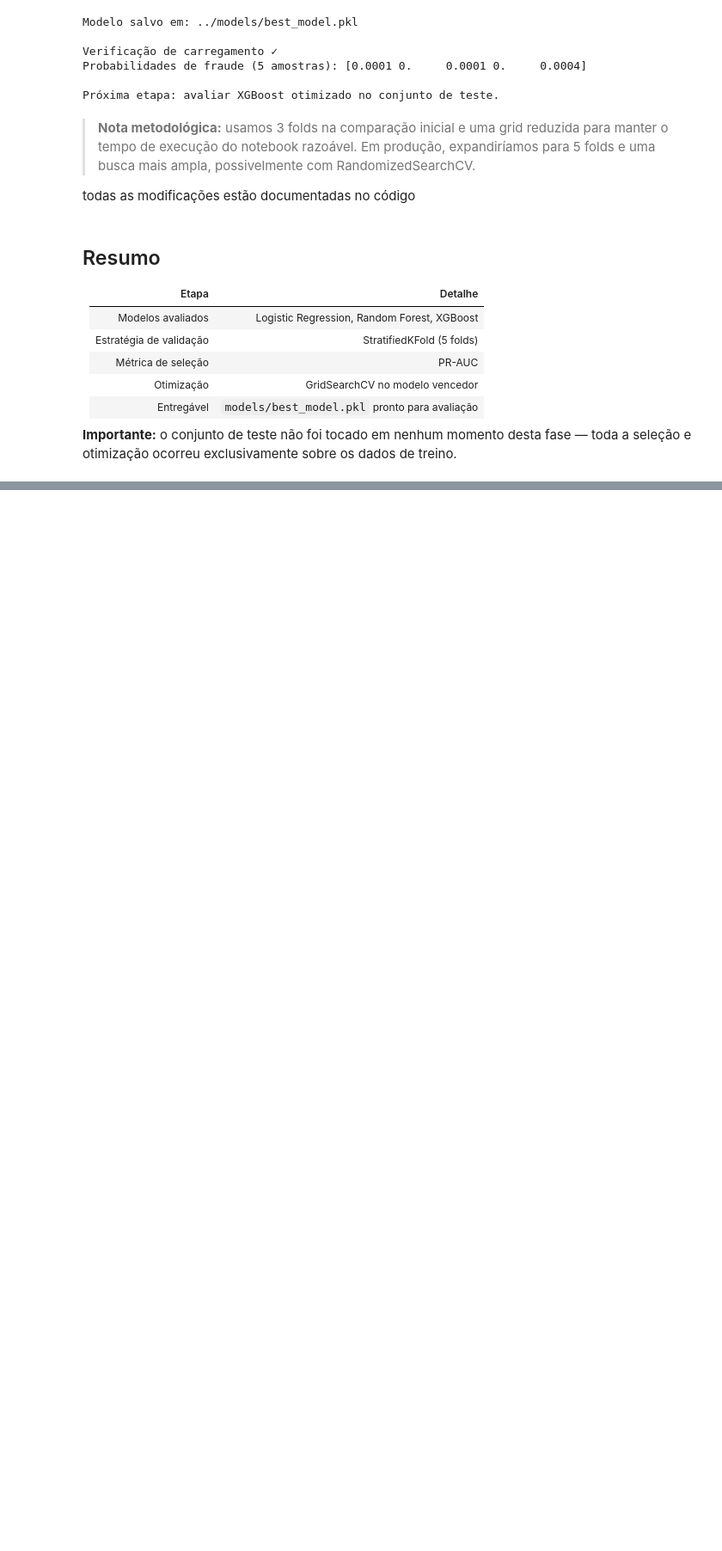
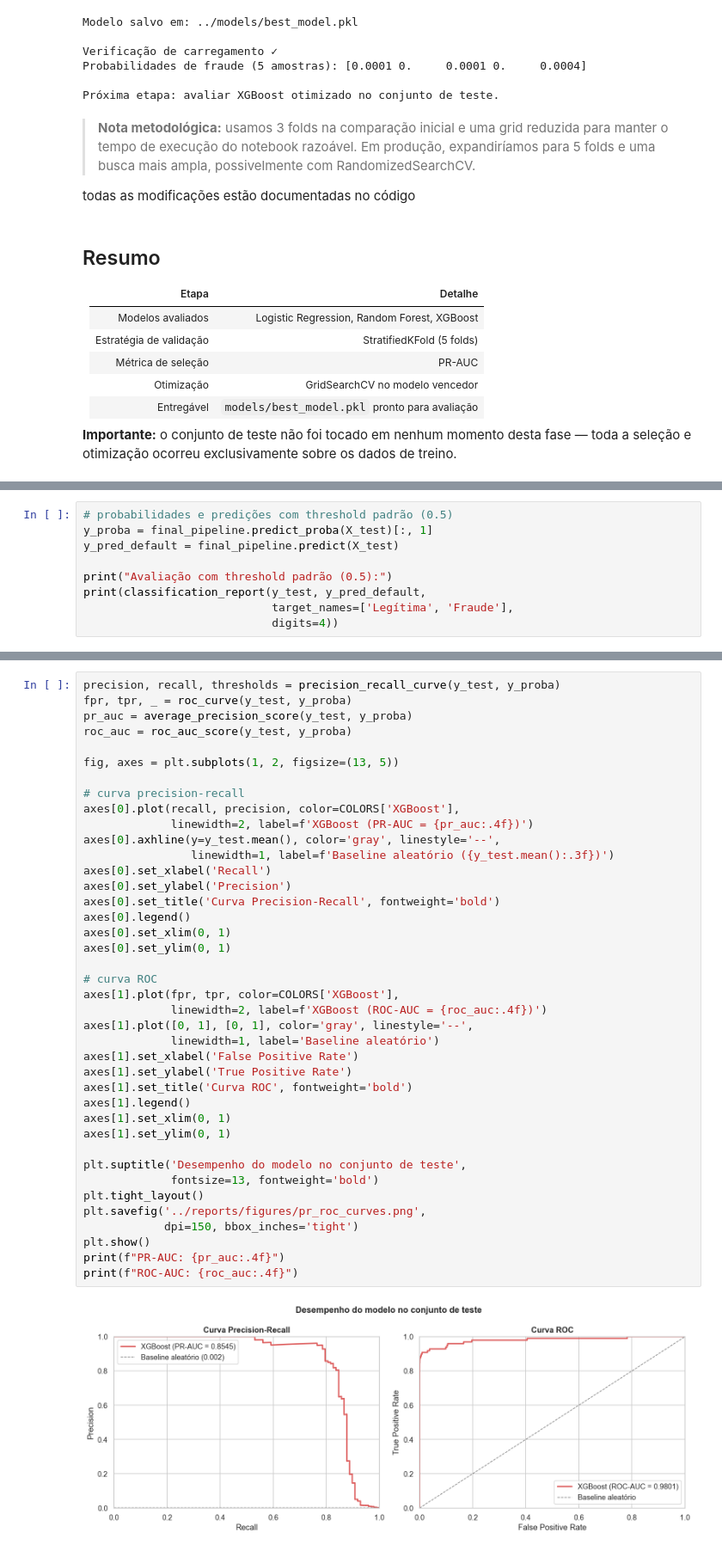
Before and after one commit to jaoalmirante/fraud-detection-ml, a Jupyter notebook: notebooks/fraud_detection.ipynb, the cells around one changed output, grey strips where cells are left out. Shown at 86% size. Cells and saved outputs as stored; diff of their text form; blank space fills up the shorter version.

Commit message:
feat: model evaluation with PR curve, threshold analysis and SHAP

```diff
--- a/notebooks/fraud_detection.ipynb
+++ b/notebooks/fraud_detection.ipynb
@@ -797,0 +814,9 @@ sobre os dados de treino.
+# %%
+# probabilidades e predições com threshold padrão (0.5)
+y_proba = final_pipeline.predict_proba(X_test)[:, 1]
+y_pred_default = final_pipeline.predict(X_test)
+
+print("Avaliação com threshold padrão (0.5):")
+print(classification_report(y_test, y_pred_default,
+                            target_names=['Legítima', 'Fraude'],
+                            digits=4))
@@ -797,0 +842,42 @@ sobre os dados de treino.
+# %%
+precision, recall, thresholds = precision_recall_curve(y_test, y_proba)
+fpr, tpr, _ = roc_curve(y_test, y_proba)
+pr_auc = average_precision_score(y_test, y_proba)
+roc_auc = roc_auc_score(y_test, y_proba)
+
+fig, axes = plt.subplots(1, 2, figsize=(13, 5))
+
+# curva precision-recall
+axes[0].plot(recall, precision, color=COLORS['XGBoost'],
+             linewidth=2, label=f'XGBoost (PR-AUC = {pr_auc:.4f})')
+axes[0].axhline(y=y_test.mean(), color='gray', linestyle='--',
+                linewidth=1, label=f'Baseline aleatório ({y_test.mean():.3f})')
+axes[0].set_xlabel('Recall')
+axes[0].set_ylabel('Precision')
+axes[0].set_title('Curva Precision-Recall', fontweight='bold')
+axes[0].legend()
+axes[0].set_xlim(0, 1)
+axes[0].set_ylim(0, 1)
+
+# curva ROC
+axes[1].plot(fpr, tpr, color=COLORS['XGBoost'],
+             linewidth=2, label=f'XGBoost (ROC-AUC = {roc_auc:.4f})')
+axes[1].plot([0, 1], [0, 1], color='gray', linestyle='--',
+             linewidth=1, label='Baseline aleatório')
+axes[1].set_xlabel('False Positive Rate')
+axes[1].set_ylabel('True Positive Rate')
+axes[1].set_title('Curva ROC', fontweight='bold')
+axes[1].legend()
+axes[1].set_xlim(0, 1)
+axes[1].set_ylim(0, 1)
+
+plt.suptitle('Desempenho do modelo no conjunto de teste',
+             fontsize=13, fontweight='bold')
+plt.tight_layout()
+plt.savefig('../reports/figures/pr_roc_curves.png',
+            dpi=150, bbox_inches='tight')
+plt.show()
+print(f"PR-AUC: {pr_auc:.4f}")
+print(f"ROC-AUC: {roc_auc:.4f}")
+# %% [output]
+[figure, added]
```
Also changed, not shown: parts of 11 cells of this notebook, 5 other files.
